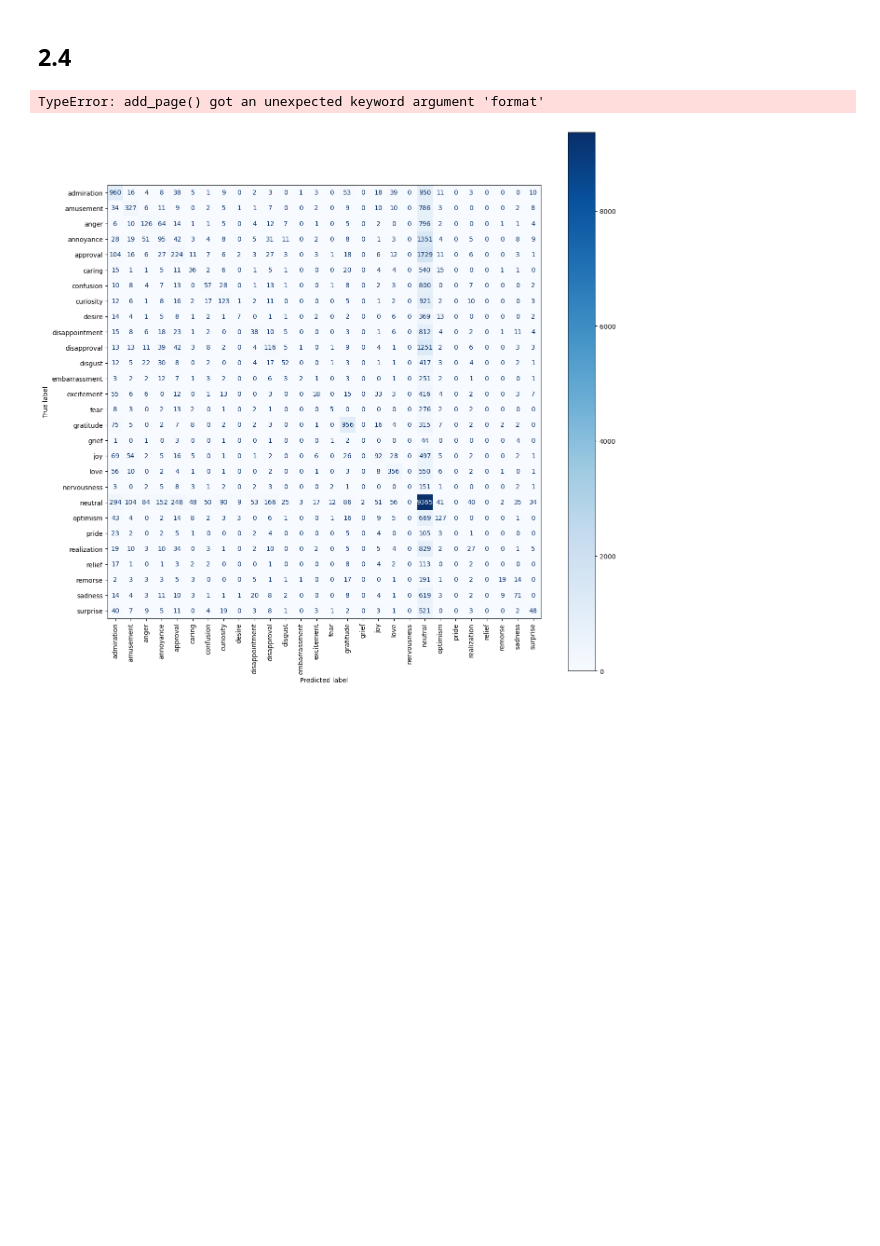
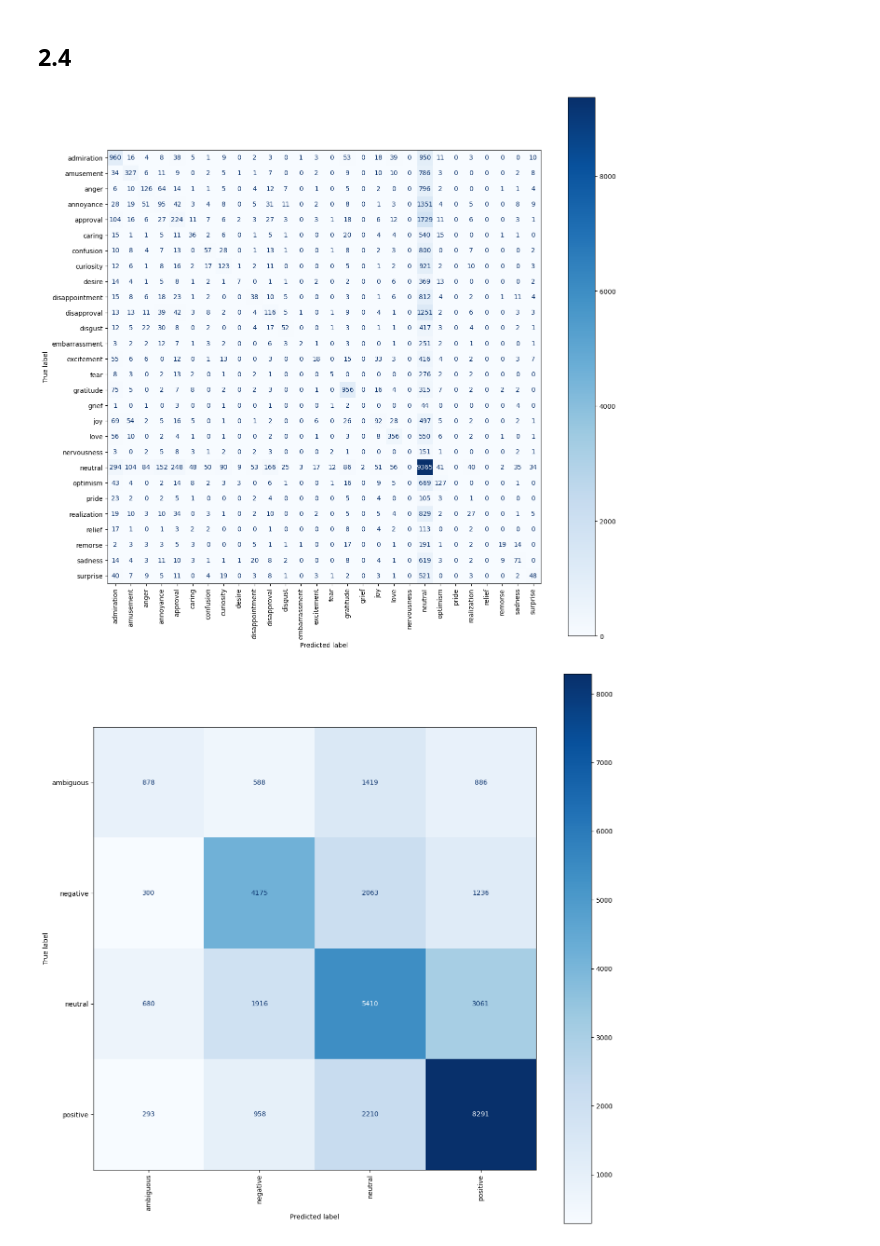
Before and after one commit to Patel-N/COMP472_ShortKings, a Jupyter notebook: MiniProj1/miniProj.ipynb, the cells around one changed output. Drawn from its saved outputs; the diff is of its cells as text; code cells hidden in the pictures; blank space fills up the shorter version.

```diff
--- a/MiniProj1/miniProj.ipynb
+++ b/MiniProj1/miniProj.ipynb
@@ -139,31 +139,32 @@ emotions_baseMNB_pred, sentiments_baseMNB_pred, emotions_baseMNB_classifier, sen
 # %%
 #2.3.3
-# emotions_baseMLP_pred, sentiment_baseMLP_pred, emotions_baseMLP_classifier, sentiments_baseMLP_classifier = getBaseClassifiersPredictions(MLPClassifier(max_iter=2), commentsTrainVector, commentsTestVector, sentiments_train, emotions_train)
+emotions_baseMLP_pred, sentiments_baseMLP_pred, emotions_baseMLP_classifier, sentiments_baseMLP_classifier = getBaseClassifiersPredictions(MLPClassifier(max_iter=2), commentsTrainVector, commentsTestVector, sentiments_train, emotions_train)
 # %%
  #2.3.4
 mnb_classifier = MultinomialNB()
 mnb_params = {
     'alpha': [0, 0.5, 1, 10]
     }
-# emotions_topMNB_pred, sentiments_topMNB_pred, emotions_topMNB_tunedClassifier, sentiments_topMNB_tunedClassifier = getGridSearchWithModelAndParams(mnb_classifier, mnb_params, 10, 2, commentsTrainVector, commentsTestVector, sentiments_train, emotions_train)
+emotions_topMNB_pred, sentiments_topMNB_pred, emotions_topMNB_classifier, sentiments_topMNB_classifier = getGridSearchWithModelAndParams(mnb_classifier, mnb_params, 10, 2, commentsTrainVector, commentsTestVector, sentiments_train, emotions_train)
 # %%
 #2.3.5
 dt_classifier = DecisionTreeClassifier()
 dt_params = {
-    'criterion': ['gini', 'entropy'], # explain why gini or entropy https://quantdare.com/decision-trees-gini-vs-entropy/
+    'criterion': ['entropy'], # explain why gini or entropy https://quantdare.com/decision-trees-gini-vs-entropy/
     'max_depth': [2, 5],
     'min_samples_split': [1,2,3]
 }
-# emotions_topDT_pred, sentiments_topDT_pred, emotions_topDT_tunedClassifier, sentiments_topDT_tunedClassifier = getGridSearchWithModelAndParams(dt_classifier, dt_params, 5, 2, commentsTrainVector, commentsTestVector, sentiments_train, emotions_train)
+emotions_topDT_pred, sentiments_topDT_pred, emotions_topDT_classifier, sentiments_topDT_classifier = getGridSearchWithModelAndParams(dt_classifier, dt_params, 5, 2, commentsTrainVector, commentsTestVector, sentiments_train, emotions_train)
 # %%
 #2.3.6
 mlp_classifier = MLPClassifier(max_iter = 1)
 mlp_params = {
     'activation': ['logistic', 'tanh', 'relu', 'identity'],
     'hidden_layer_sizes': [(10, 30), (5,5,5)],
-    'solver': ['adam', 'sgd']
+    'solver': ['adam', 'sgd'],
+    'max_iter': [100]
     }
-# emotions_topMLP_pred, sentiments_topMLP_pred, emotions_topMLP_tunedClassifier, sentiments_topMLP_tunedClassifier = getGridSearchWithModelAndParams(mlp_classifier, mlp_params, 5, 2, commentsTrainVector, commentsTestVector, sentiments_train, emotions_train)
+emotions_topMLP_pred, sentiments_topMLP_pred, emotions_topMLP_classifier, sentiments_topMLP_classifier = getGridSearchWithModelAndParams(mlp_classifier, mlp_params, 5, 2, commentsTrainVector, commentsTestVector, sentiments_train, emotions_train)
 # %% [markdown]
 ## 2.4
 # %%
@@ -249,7 +256,21 @@ def createPrecisionReport(modelName=None, hyperParams=None, emotions_pred=None,
 # %%
 #BaseMNB
-# generateConfusionMatrix(emotions_baseMNB_classifier, emotions_test, emotions_baseMNB_pred)
 createPrecisionReport(modelName = "base_MultinomialNB", emotions_pred = emotions_baseMNB_pred, sentiments_pred = sentiments_baseMNB_pred, emotions_classifier = emotions_baseMNB_classifier, sentiments_classifier = sentiments_baseMNB_classifier)
+
+#BaseDT
+createPrecisionReport(modelName = "base_DecisionTree", emotions_pred = emotions_baseDT_pred, sentiments_pred = sentiments_baseDT_pred, emotions_classifier = emotions_baseDT_classifier, sentiments_classifier = sentiments_baseDT_classifier)
+
+#BaseMLP
+createPrecisionReport(modelName = "base_MLP", emotions_pred = emotions_baseMLP_pred, sentiments_pred = sentiments_baseMLP_pred, emotions_classifier = emotions_baseMLP_classifier, sentiments_classifier = sentiments_baseMLP_classifier)
+
+#TopMNB
+createPrecisionReport(modelName = "top_MultinomialNB", hyperParams=mnb_params, emotions_pred = emotions_topMNB_pred, sentiments_pred = sentiments_topMNB_pred, emotions_classifier = emotions_topMNB_classifier, sentiments_classifier = sentiments_topMNB_classifier)
+
+#TopDT
+createPrecisionReport(modelName = "top_DecisionTree", hyperParams=dt_params, emotions_pred = emotions_topDT_pred, sentiments_pred = sentiments_topDT_pred, emotions_classifier = emotions_topDT_classifier, sentiments_classifier = sentiments_topDT_classifier)
+
+#TopMLP
+createPrecisionReport(modelName = "top_MLP", hyperParams=mlp_params, emotions_pred = emotions_topMLP_pred, sentiments_pred = sentiments_topMLP_pred, emotions_classifier = emotions_topMLP_classifier, sentiments_classifier = sentiments_topMLP_classifier)
 # %% [output]
-TypeError: add_page() got an unexpected keyword argument 'format'
 [figure]
+[figure, added]
```
Also changed, not shown: parts of 2 cells of this notebook, 16 other files.
